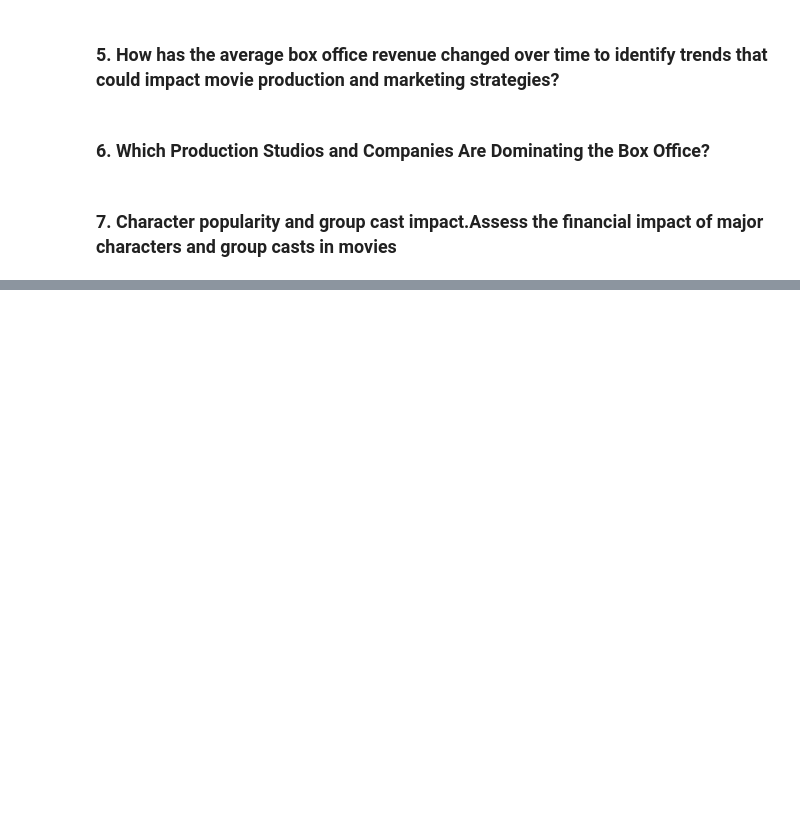
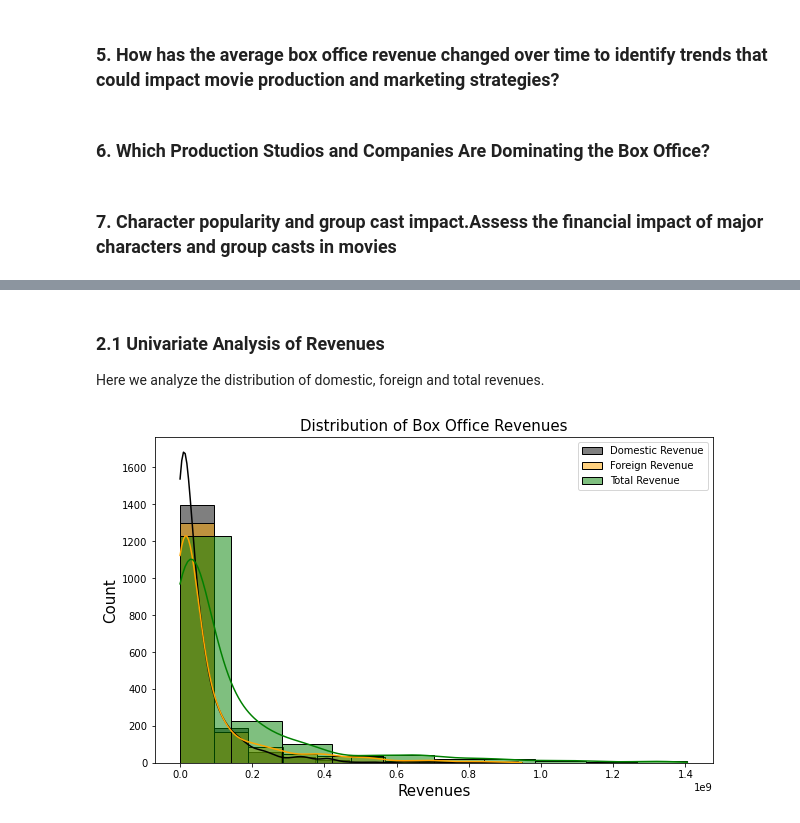
Before and after one commit to vnelima/Phase-2-Movie-project--Group-9, a Jupyter notebook: Student.ipynb, the cells around one changed output, grey strips where cells are left out. Drawn from its saved outputs; the diff is of its cells as text; code cells hidden in the pictures; blank space fills up the shorter version.

Commit message:
Data analysis

```diff
--- a/Student.ipynb
+++ b/Student.ipynb
@@ -23,0 +201,4 @@ Our project will explore the major successful films in the industry today and ex
+# %%
+# reload cleaned data
+df_clean = pd.read_csv("./DataSets/Movie_Revenue.csv")
+df_clean.head()
@@ -23,0 +212,17 @@ Our project will explore the major successful films in the industry today and ex
+# %% [markdown]
+### 2.1 Univariate Analysis of Revenues
+Here we analyze the distribution of domestic, foreign and total revenues.
+# %%
+# use kde plot to visualize the istribution of revenue
+plt.figure(figsize=(10, 6))
+
+sns.histplot(df_clean['domestic_gross'], kde=True, color='black',bins=10, label='Domestic Revenue')
+sns.histplot(df_clean['foreign_gross'], kde=True, color='orange',bins = 10, label='Foreign Revenue')
+sns.histplot(df_clean['Total_Revenue'], kde=True, color='g',bins=10, label='Total Revenue')
+plt.legend()
+plt.title('Distribution of Box Office Revenues', fontsize =15)
+plt.xlabel("Revenues", fontsize=15)
+plt.ylabel("Count", fontsize =15)
+plt.show()
+# %% [output]
+[figure, added]
```
Also changed, not shown: parts of 49 cells of this notebook, 2 other files.
